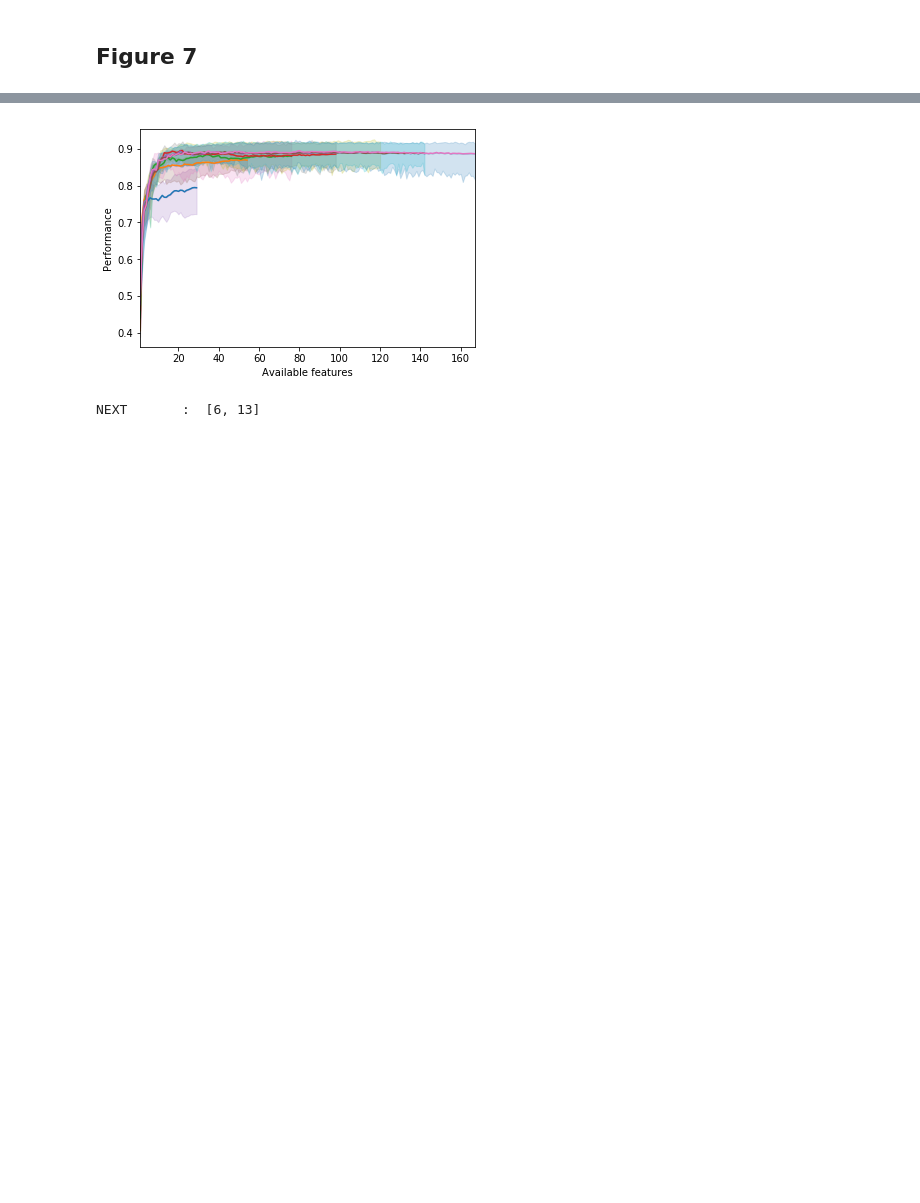
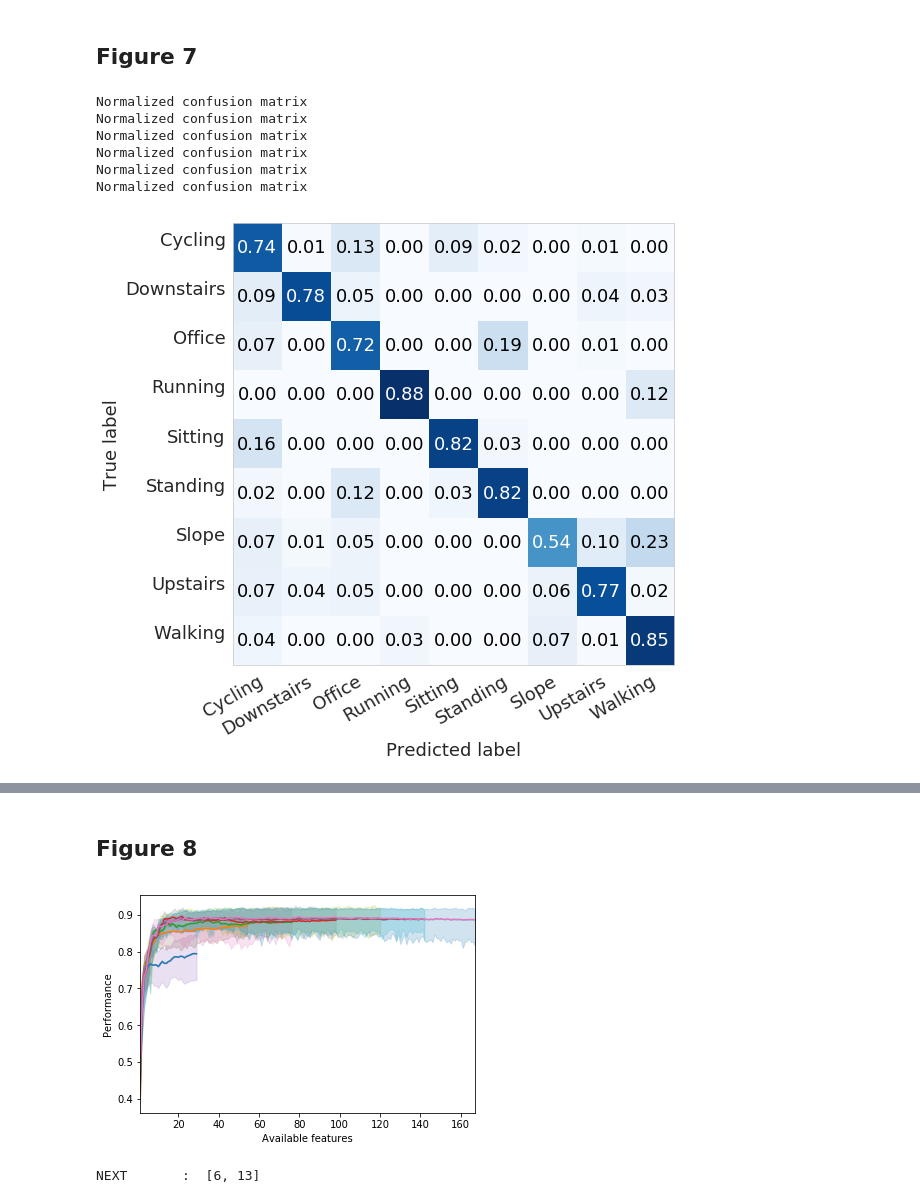
Before and after one commit to juliustrip/Codeforreview, a Jupyter notebook: FigurePanels.ipynb, the cells around one changed output, grey strips where cells are left out. Saved outputs shown, nothing was run; the diff lists cells and outputs as text; code cells hidden in the pictures; blank space fills up the shorter version.

```diff
--- a/FigurePanels.ipynb
+++ b/FigurePanels.ipynb
@@ -328,2 +320,27 @@ Normalized confusion matrix
 # %% [markdown]
 ## Figure 7
+# %%
+cols = ['0 7_29',
+        '0 3 7 10_51',
+        '0 1 3 7 8 10_73',
+        '1 2 3 4 8 9 10 11_98',
+        '0 1 2 3 4 7 8 9 10 11_120',
+        '0 1 2 3 4 5 7 8 9 10 11 12_142']
+
+li = []
+name = 0
+for each_column in cols:
+    test = np.loadtxt(path+'overall_true_pred_'+each_column+'.dat',delimiter=',')
+
+    with sns.axes_style("whitegrid",{'axes.grid': False}):
+        plot_conf_matrix_again(test,['Cycling', 'Downstairs', 'Office', 'Running', 'Sitting', 'Standing', 'Slope', 'Upstairs','Walking'])
+
+    name += 1
+# %% [output]
+Normalized confusion matrix
+Normalized confusion matrix
+Normalized confusion matrix
+Normalized confusion matrix
+Normalized confusion matrix
+Normalized confusion matrix
+[figure, added]
@@ -330,3 +352,5 @@ Normalized confusion matrix
+# %% [markdown]
+## Figure 8
 # %%
 ofInterest = [[6,13],
               [6, 4, 13, 11], # For (4,6,11,13) listed 6,4,13,11 in the data
```
Also changed, not shown: parts of 13 cells of this notebook, 2 other files.
